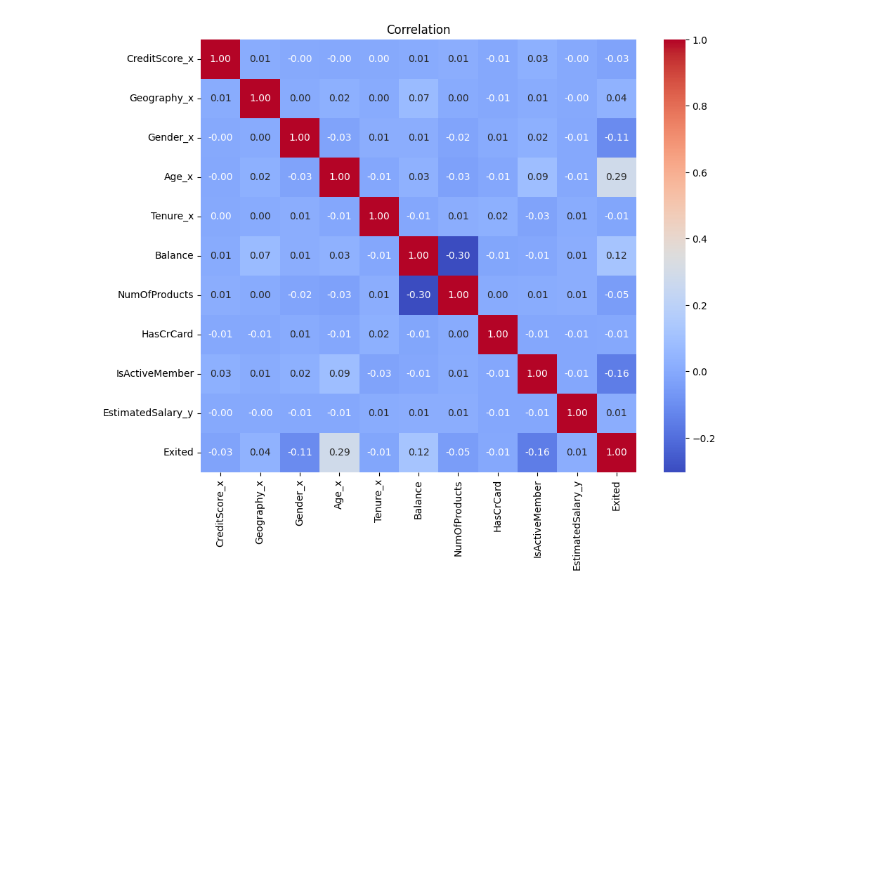
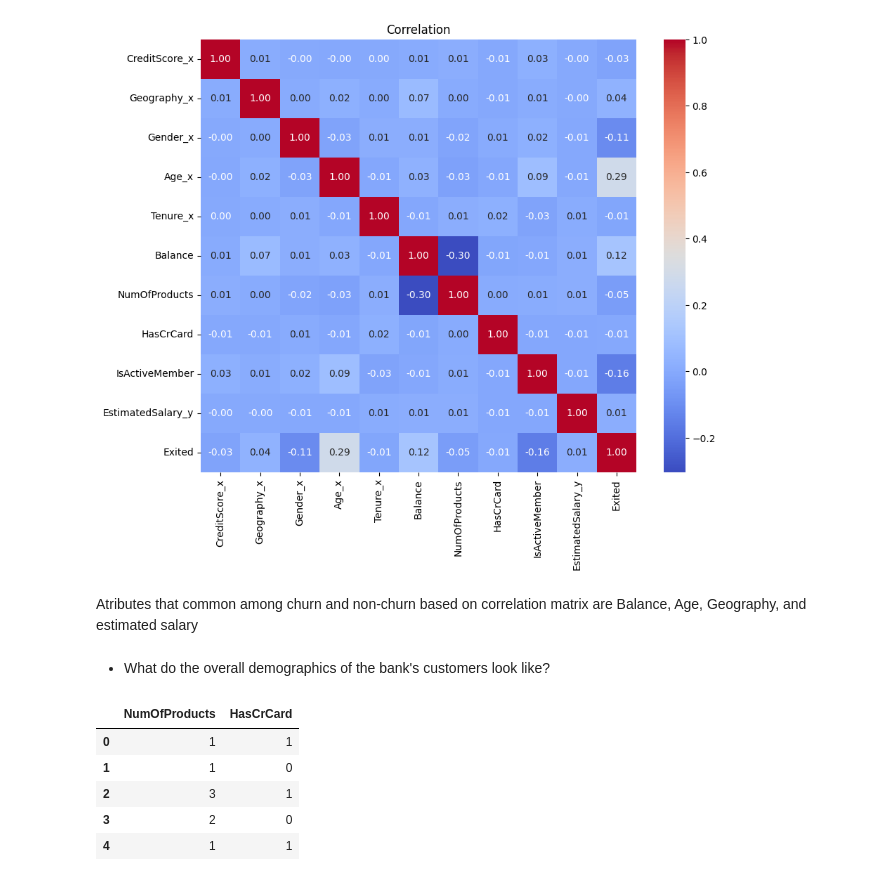
Before and after one commit to veniapputrii/Data-Analyst-using-Python, a Jupyter notebook: ETL_Products.ipynb, the cells around one changed output. Cells and saved outputs as stored; diff of their text form; code cells hidden in the pictures; blank space fills up the shorter version.

```diff
--- a/ETL_Products.ipynb
+++ b/ETL_Products.ipynb
@@ -157,3 +150,26 @@ plt.title("Correlation")
 plt.show()
 # %% [output]
 [figure]
+# %% [markdown]
+Atributes that common among churn and non-churn based on correlation matrix are Balance, Age, Geography, and estimated salary
+# %% [markdown]
+
+
+*   What do the overall demographics of the bank's customers look like?
+# %%
+#Finding customer engagement and loyalty
+#try to know how they behave
+
+#general
+results.head()
+
+#product Depth : are most people using the bank for single product or more?
+filtered_results = results[['NumOfProducts', 'HasCrCard']]
+filtered_results.head()
+# %% [output]
+|  | NumOfProducts | HasCrCard |
+| 0 | 1 | 1 |
+| 1 | 1 | 0 |
+| 2 | 3 | 1 |
+| 3 | 2 | 0 |
+| 4 | 1 | 1 |
```
Also changed, not shown: parts of 6 cells of this notebook.
